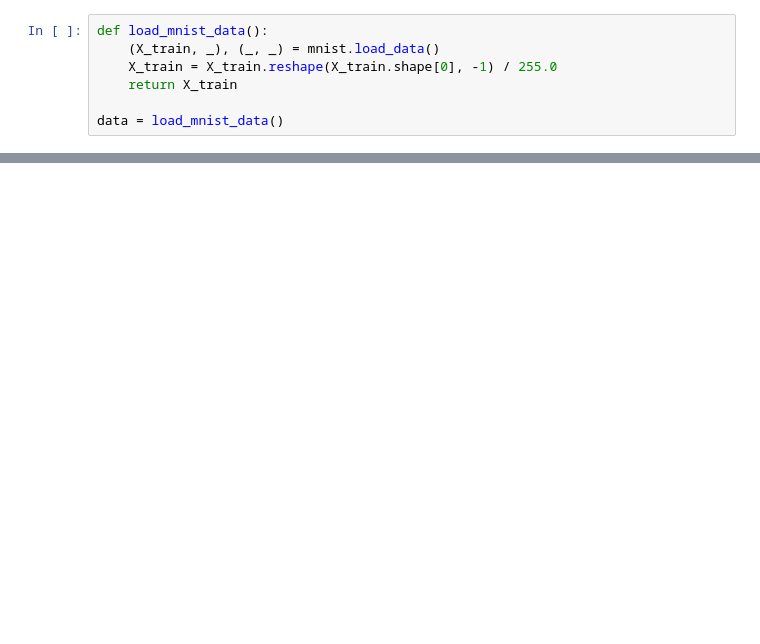
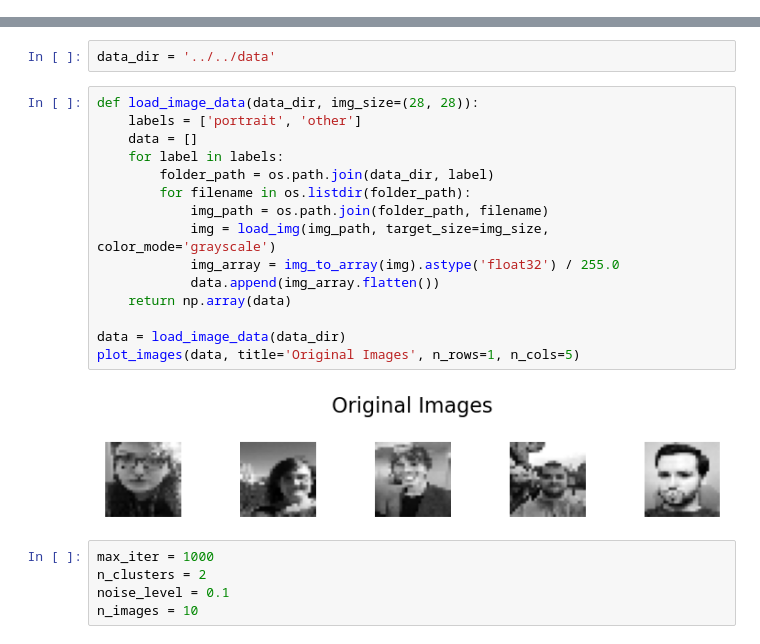
Before and after one commit to Kuramathi/UDP, a Jupyter notebook: models/k-means/kmeans.ipynb, the cells around one changed output, grey strips where cells are left out. Saved outputs shown, nothing was run; the diff lists cells and outputs as text; blank space fills up the shorter version.

```diff
--- a/models/k-means/kmeans.ipynb
+++ b/models/k-means/kmeans.ipynb
@@ -43,7 +6,0 @@ class KMeansCustom:
-# %%
-def load_mnist_data():
-    (X_train, _), (_, _) = mnist.load_data()
-    X_train = X_train.reshape(X_train.shape[0], -1) / 255.0
-    return X_train
-
-data = load_mnist_data()
@@ -51,0 +17,24 @@ Error:
+# %%
+data_dir = '../../data'
+# %%
+def load_image_data(data_dir, img_size=(28, 28)):
+    labels = ['portrait', 'other']
+    data = []
+    for label in labels:
+        folder_path = os.path.join(data_dir, label)
+        for filename in os.listdir(folder_path):
+            img_path = os.path.join(folder_path, filename)
+            img = load_img(img_path, target_size=img_size, color_mode='grayscale')
+            img_array = img_to_array(img).astype('float32') / 255.0
+            data.append(img_array.flatten())
+    return np.array(data)
+
+data = load_image_data(data_dir)
+plot_images(data, title='Original Images', n_rows=1, n_cols=5)
+# %% [output]
+[figure, added]
+# %%
+max_iter = 1000
+n_clusters = 2
+noise_level = 0.1
+n_images = 10
```
Also changed, not shown: parts of 10 cells of this notebook, 4 other files.
